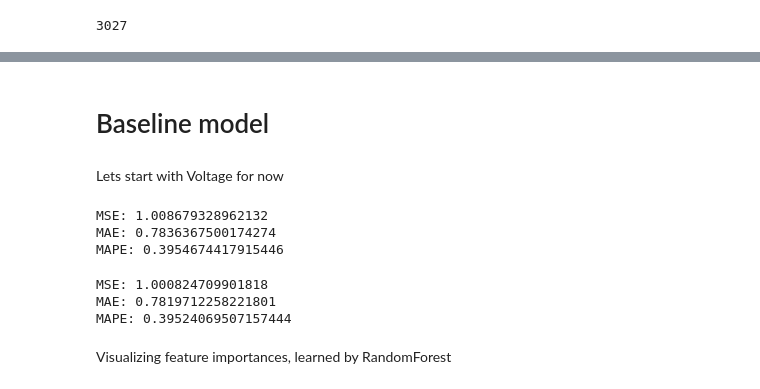
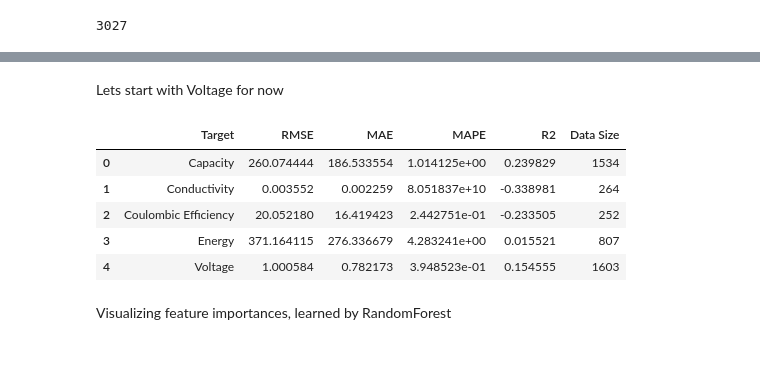
Before and after one commit to danila6231/battery-compound-analysis, a Jupyter notebook: main.ipynb, the cells around one changed output, grey strips where cells are left out. Saved outputs shown, nothing was run; the diff lists cells and outputs as text; code cells hidden in the pictures; blank space fills up the shorter version.

```diff
--- a/main.ipynb
+++ b/main.ipynb
@@ -274,4 +286,4 @@ Valid records fraction: 0.4413179763813967
 Add fraction feature corresponding to every element. Sometimes there are non numeric values in place for element fraction lets
 # %%
 for element in unique_elements:
-    df.loc[:, f'{element}_fraction'] = df['parsed_name'].apply(lambda x: float(x[0].get(element, 0)))
+    df[f'{element}_fraction'] = df['parsed_name'].apply(lambda x: float(x[0].get(element, 0)))
@@ -302,51 +304,42 @@ df
-# %% [markdown]
-# Baseline model
 # %% [markdown]
 Lets start with Voltage for now
 # %%
 features = [column for column in df.columns if column.endswith("_fraction")]
-target = 'Voltage'
-filtered_df = df[~df[target].isna()]
+results = []
 
-X, y = filtered_df[features], filtered_df[target]
-X_train, X_test, y_train, y_test = train_test_split(X, y, test_size=0.2, random_state=42)
+for target in properties:
+    filtered_df = df[~df[target].isna()]
+    X, y = filtered_df[features], filtered_df[target]
+    X_train, X_test, y_train, y_test = train_test_split(X, y, test_size=0.2, random_state=42)
 
-model = RandomForestRegressor(n_estimators=1000)
-model.fit(X_train, y_train)
+    model = RandomForestRegressor(n_estimators=1000)
+    model.fit(X_train, y_train)
 
-def evaluate_model(y_pred, y_test):
-    print(f"MSE: {mean_squared_error(y_test, y_pred)}")
-    print(f"MAE: {mean_absolute_error(y_test, y_pred)}")
-    print(f"MAPE: {mean_absolute_percentage_error(y_test, y_pred)}")
+    y_pred = model.predict(X_test)
 
-y_pred = model.predict(X_test)
-evaluate_model(y_pred, y_test)
+    rmse = mean_squared_error(y_test, y_pred) ** 0.5
+    mae = mean_absolute_error(y_test, y_pred)
+    mape = mean_absolute_percentage_error(y_test, y_pred)
+    r2 = r2_score(y_test, y_pred)
+
+    results.append({
+        'Target': target,
+        'RMSE': rmse,
+        'MAE': mae,
+        'MAPE': mape,
+        'R2': r2,
+        'Data Size': len(filtered_df)
+    })
+
+results_df = pd.DataFrame(results)
+results_df
 # %% [output]
-MSE: 1.008679328962132
-MAE: 0.7836367500174274
-MAPE: 0.3954674417915446
+|  | Target | RMSE | MAE | MAPE | R2 | Data Size |
+| 0 | Capacity | 260.074444 | 186.533554 | 1.014125e+00 | 0.239829 | 1534 |
+| 1 | Conductivity | 0.003552 | 0.002259 | 8.051837e+10 | -0.338981 | 264 |
+| 2 | Coulombic Efficiency | 20.052180 | 16.419423 | 2.442751e-01 | -0.233505 | 252 |
+| 3 | Energy | 371.164115 | 276.336679 | 4.283241e+00 | 0.015521 | 807 |
+| 4 | Voltage | 1.000584 | 0.782173 | 3.948523e-01 | 0.154555 | 1603 |
-# %%
-features = [column for column in df.columns if column.endswith("_fraction")]
-target = 'Voltage'
-filtered_df = df[~df[target].isna()]
-
-X, y = filtered_df[features], filtered_df[target]
-X_train, X_test, y_train, y_test = train_test_split(X, y, test_size=0.2, random_state=42)
-
-model = RandomForestRegressor(n_estimators=1000)
-model.fit(X_train, y_train)
-
-def evaluate_model(y_pred, y_test):
-    print(f"MSE: {mean_squared_error(y_test, y_pred)}")
-    print(f"MAE: {mean_absolute_error(y_test, y_pred)}")
-    print(f"MAPE: {mean_absolute_percentage_error(y_test, y_pred)}")
-
-y_pred = model.predict(X_test)
-evaluate_model(y_pred, y_test)
-# %% [output]
-MSE: 1.000824709901818
-MAE: 0.7819712258221801
-MAPE: 0.39524069507157444
 # %% [markdown]
 Visualizing feature importances, learned by RandomForest
 # %%
```
Also changed, not shown: parts of 8 cells of this notebook, 2 other files.
